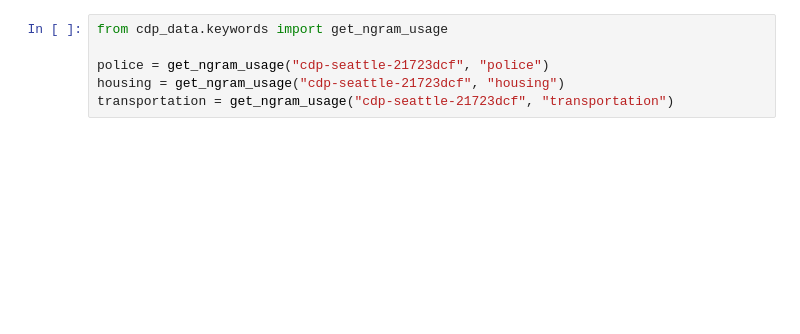
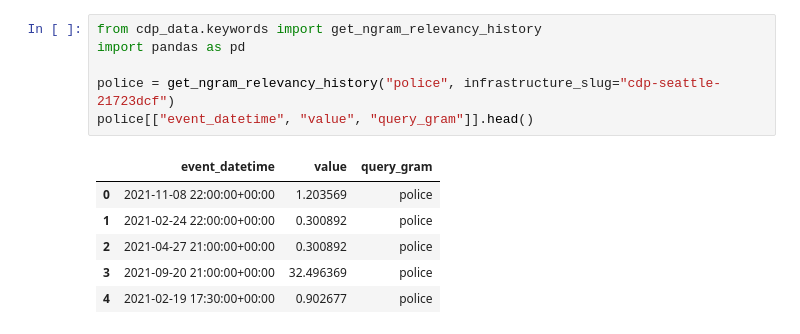
Before and after one commit to CouncilDataProject/cdp-data, a Jupyter notebook: notebooks/plot_keyword_history.ipynb, the cells around one changed output. Drawn from its saved outputs; the diff is of its cells as text; blank space fills up the shorter version.

```diff
--- a/notebooks/plot_keyword_history.ipynb
+++ b/notebooks/plot_keyword_history.ipynb
@@ -1,6 +20,13 @@
 # %%
-from cdp_data.keywords import get_ngram_usage
+from cdp_data.keywords import get_ngram_relevancy_history
+import pandas as pd
 
-police = get_ngram_usage("cdp-seattle-21723dcf", "police")
-housing = get_ngram_usage("cdp-seattle-21723dcf", "housing")
-transportation = get_ngram_usage("cdp-seattle-21723dcf", "transportation")
+police = get_ngram_relevancy_history("police", infrastructure_slug="cdp-seattle-21723dcf")
+police[["event_datetime", "value", "query_gram"]].head()
+# %% [output]
+|  | event_datetime | value | query_gram |
+| 0 | 2021-11-08 22:00:00+00:00 | 1.203569 | police |
+| 1 | 2021-02-24 22:00:00+00:00 | 0.300892 | police |
+| 2 | 2021-04-27 21:00:00+00:00 | 0.300892 | police |
+| 3 | 2021-09-20 21:00:00+00:00 | 32.496369 | police |
+| 4 | 2021-02-19 17:30:00+00:00 | 0.902677 | police |
```
Also changed, not shown: parts of 9 cells of this notebook.
